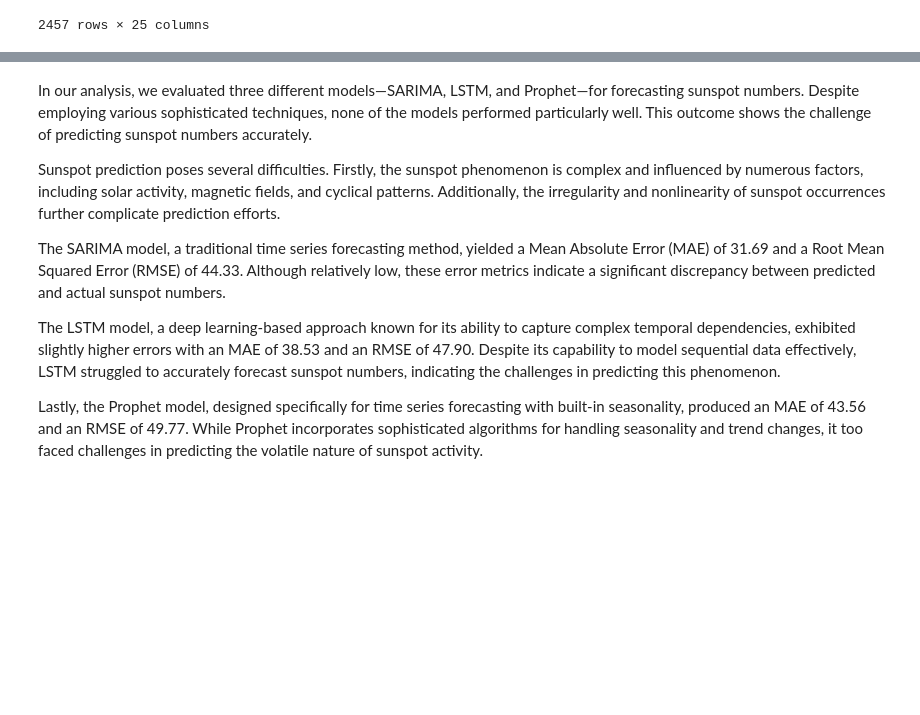
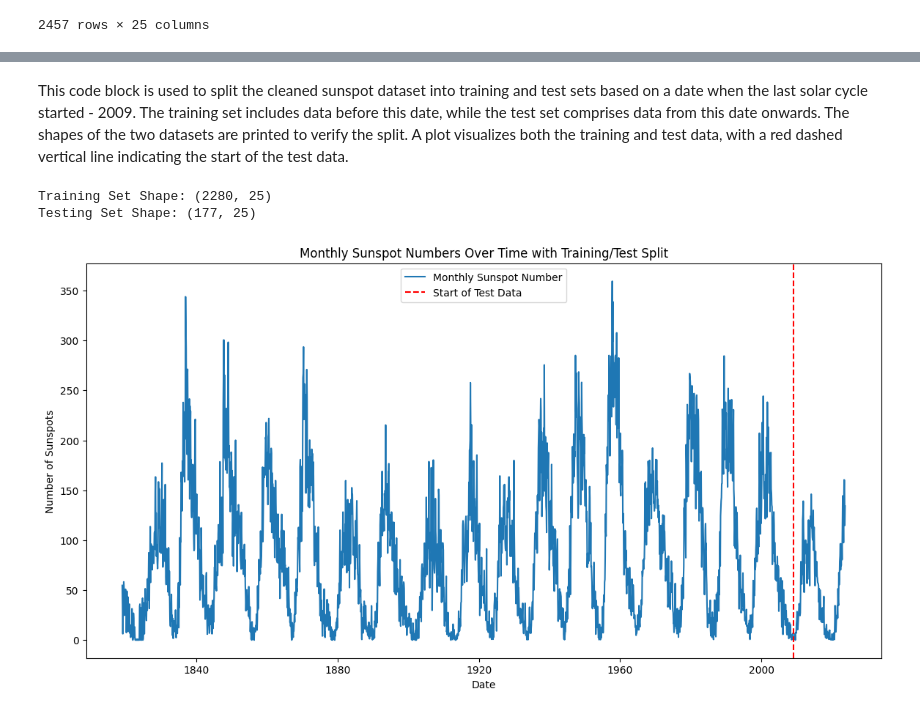
Before and after one commit to SarahAmiraslani/solar-wind-coronal-origin, a Jupyter notebook: notebooks/08_sunspot_prediction.ipynb, the cells around one changed output, grey strips where cells are left out. Saved outputs shown, nothing was run; the diff lists cells and outputs as text; code cells hidden in the pictures; blank space fills up the shorter version.

Commit message:
updated sunspot notebook

```diff
--- a/notebooks/08_sunspot_prediction.ipynb
+++ b/notebooks/08_sunspot_prediction.ipynb
@@ -25,20 +25,10 @@ First, let's load and inspect the data to understand its structure and quality.
   6. Number of observations used
   7. Definitive/provisional marker (1 for definitive, 0 for provisional)
 # %%
-df = pd.read_csv(
-    "/content/SN_m_tot_V2.0.csv",
-    delimiter=";",
-    header=None,
-    names=[
-        "year",
-        "month",
-        "decimal_year",
-        "sunspot_number",
-        "std_dev",
-        "observations",
-        "definitive",
-    ],
-)
+df = pd.read_csv('/content/SN_m_tot_V2.0.csv',
+                 delimiter=';',
+                 header=None,
+                 names=['year', 'month', 'decimal_year', 'sunspot_number', 'std_dev', 'observations', 'definitive'])
 
 df.head(13)
 # %% [output]
@@ -522,10 +224,27 @@ Root Mean Squared Error: 49.768598625704485
-# %% [markdown]
-In our analysis, we evaluated three different models—SARIMA, LSTM, and Prophet—for forecasting sunspot numbers. Despite employing various sophisticated techniques, none of the models performed particularly well. This outcome shows the  challenge of predicting sunspot numbers accurately.
-
-Sunspot prediction poses several difficulties. Firstly, the sunspot phenomenon is complex and influenced by numerous factors, including solar activity, magnetic fields, and cyclical patterns. Additionally, the irregularity and nonlinearity of sunspot occurrences further complicate prediction efforts.
-
-The SARIMA model, a traditional time series forecasting method, yielded a Mean Absolute Error (MAE) of 31.69 and a Root Mean Squared Error (RMSE) of 44.33. Although relatively low, these error metrics indicate a significant discrepancy between predicted and actual sunspot numbers.
-
-The LSTM model, a deep learning-based approach known for its ability to capture complex temporal dependencies, exhibited slightly higher errors with an MAE of 38.53 and an RMSE of 47.90. Despite its capability to model sequential data effectively, LSTM struggled to accurately forecast sunspot numbers, indicating the challenges in predicting this phenomenon.
-
-Lastly, the Prophet model, designed specifically for time series forecasting with built-in seasonality, produced an MAE of 43.56 and an RMSE of 49.77. While Prophet incorporates sophisticated algorithms for handling seasonality and trend changes, it too faced challenges in predicting the volatile nature of sunspot activity.
+# %% [markdown]
+This code block is used to split the cleaned sunspot dataset into training and test sets based on a date when the last solar cycle started - 2009. The training set includes data before this date, while the test set comprises data from this date onwards. The shapes of the two datasets are printed to verify the split. A plot visualizes both the training and test data, with a red dashed vertical line indicating the start of the test data.
+# %%
+
+split_date = pd.to_datetime('2009-01-01')
+
+# Split into train and test sets
+train_df = df_cleaned.loc[df_cleaned.index < split_date]
+test_df = df_cleaned.loc[df_cleaned.index >= split_date]
+
+# Print the shapes of the train and test sets to confirm the split
+print("Training Set Shape:", train_df.shape)
+print("Testing Set Shape:", test_df.shape)
+
+# Plot the sunspot numbers over time to visualize the training and testing data
+plt.figure(figsize=(14, 7))
+plt.plot(df_cleaned.index, df_cleaned['sunspot_number'], label='Monthly Sunspot Number')
+plt.axvline(x=split_date, color='r', linestyle='--', label='Start of Test Data')
+plt.title('Monthly Sunspot Numbers Over Time with Training/Test Split')
+plt.xlabel('Date')
+plt.ylabel('Number of Sunspots')
+plt.legend()
+plt.show()
+# %% [output]
+Training Set Shape: (2280, 25)
+Testing Set Shape: (177, 25)
+[figure, added]
```
Also changed, not shown: parts of 40 cells of this notebook.
